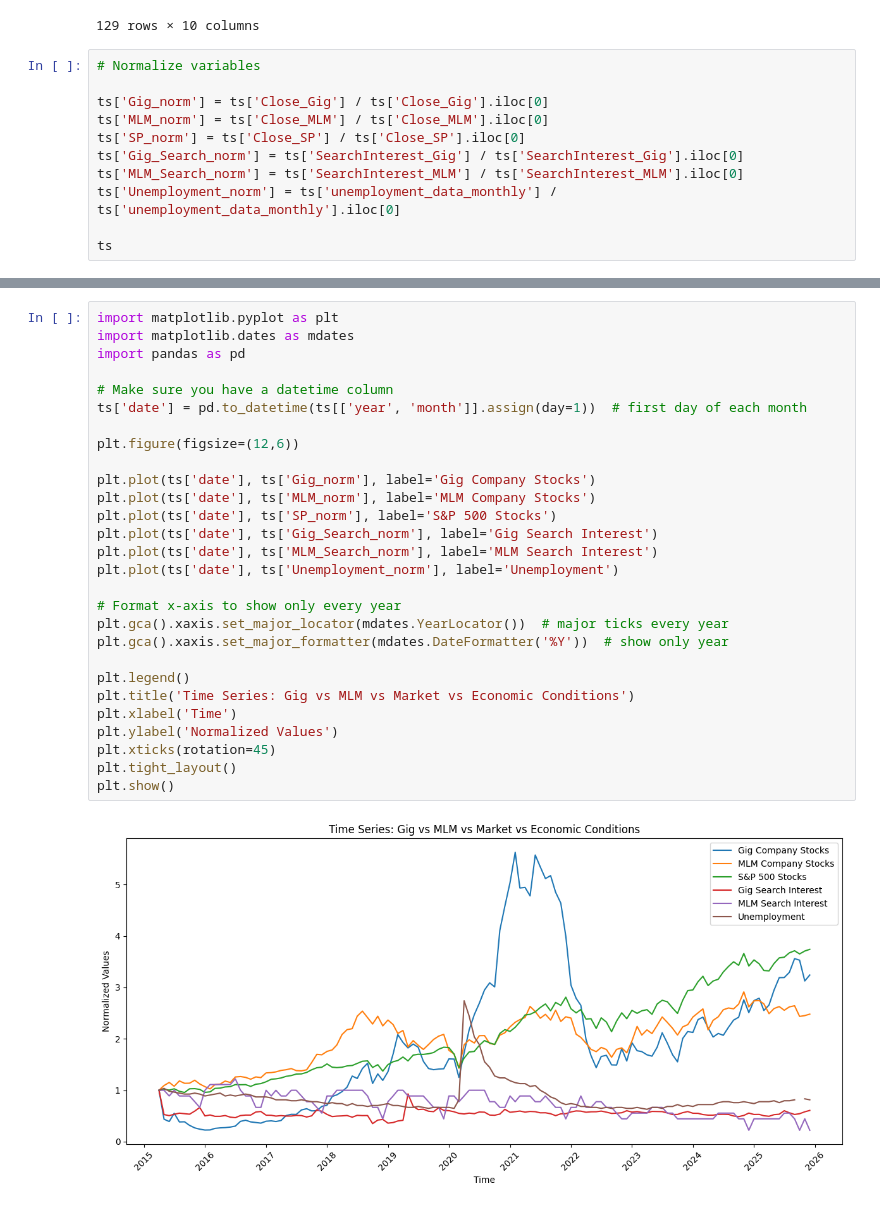
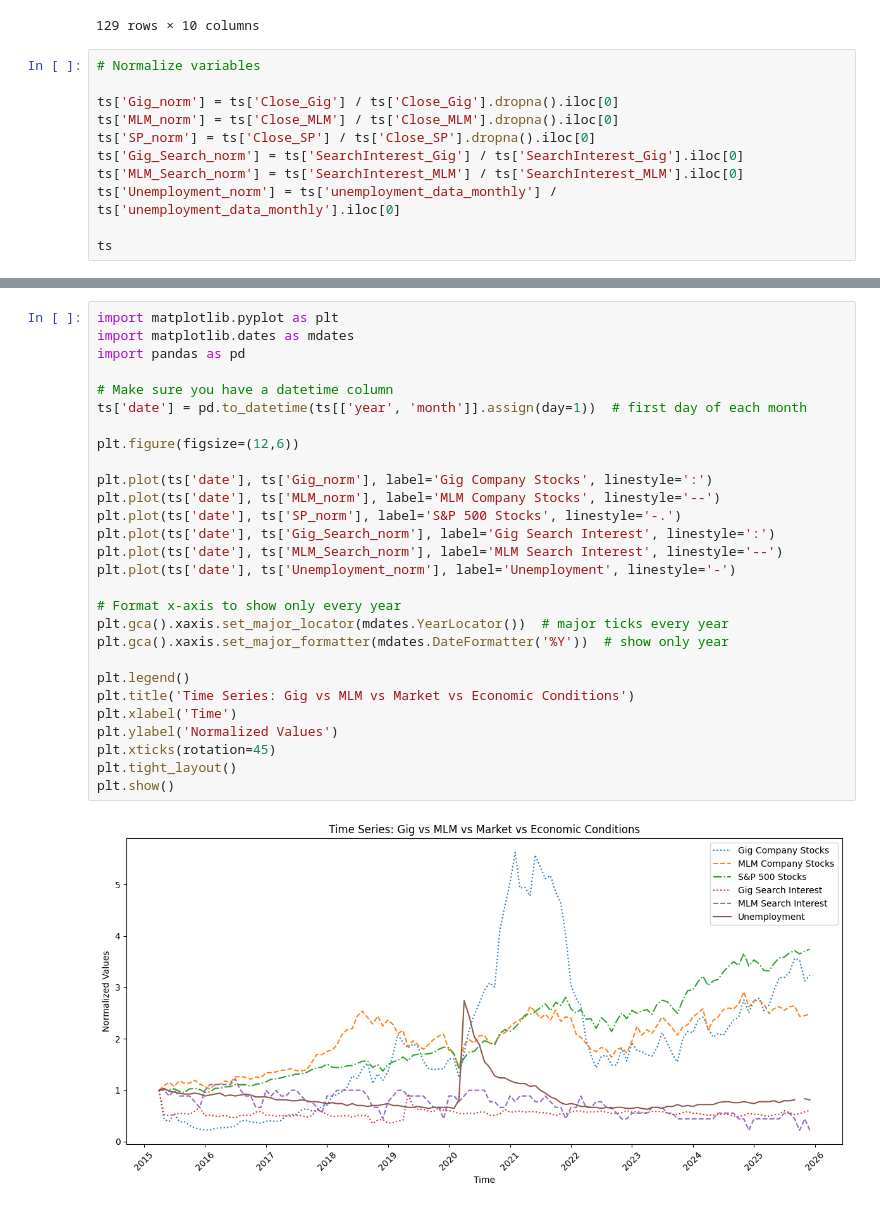
Before and after one commit to milleau98/2026-gig-data-analysis, a Jupyter notebook: notebooks/data-analyses/timeseries_plot.ipynb, the cells around one changed output, grey strips where cells are left out. Saved outputs shown, nothing was run; the diff lists cells and outputs as text.

Commit message:
Created using Colab - changing plots as necessary.

```diff
--- a/notebooks/data-analyses/timeseries_plot.ipynb
+++ b/notebooks/data-analyses/timeseries_plot.ipynb
@@ -263,9 +262,9 @@ ts
 # %%
 # Normalize variables
 
-ts['Gig_norm'] = ts['Close_Gig'] / ts['Close_Gig'].iloc[0]
-ts['MLM_norm'] = ts['Close_MLM'] / ts['Close_MLM'].iloc[0]
-ts['SP_norm'] = ts['Close_SP'] / ts['Close_SP'].iloc[0]
+ts['Gig_norm'] = ts['Close_Gig'] / ts['Close_Gig'].dropna().iloc[0]
+ts['MLM_norm'] = ts['Close_MLM'] / ts['Close_MLM'].dropna().iloc[0]
+ts['SP_norm'] = ts['Close_SP'] / ts['Close_SP'].dropna().iloc[0]
 ts['Gig_Search_norm'] = ts['SearchInterest_Gig'] / ts['SearchInterest_Gig'].iloc[0]
 ts['MLM_Search_norm'] = ts['SearchInterest_MLM'] / ts['SearchInterest_MLM'].iloc[0]
 ts['Unemployment_norm'] = ts['unemployment_data_monthly'] / ts['unemployment_data_monthly'].iloc[0]
@@ -288,30 +287,30 @@ ts
 # %%
 import matplotlib.pyplot as plt
 import matplotlib.dates as mdates
 import pandas as pd
 
 # Make sure you have a datetime column
 ts['date'] = pd.to_datetime(ts[['year', 'month']].assign(day=1))  # first day of each month
 
 plt.figure(figsize=(12,6))
 
-plt.plot(ts['date'], ts['Gig_norm'], label='Gig Company Stocks')
-plt.plot(ts['date'], ts['MLM_norm'], label='MLM Company Stocks')
-plt.plot(ts['date'], ts['SP_norm'], label='S&P 500 Stocks')
-plt.plot(ts['date'], ts['Gig_Search_norm'], label='Gig Search Interest')
-plt.plot(ts['date'], ts['MLM_Search_norm'], label='MLM Search Interest')
-plt.plot(ts['date'], ts['Unemployment_norm'], label='Unemployment')
+plt.plot(ts['date'], ts['Gig_norm'], label='Gig Company Stocks', linestyle=':')
+plt.plot(ts['date'], ts['MLM_norm'], label='MLM Company Stocks', linestyle='--')
+plt.plot(ts['date'], ts['SP_norm'], label='S&P 500 Stocks', linestyle='-.')
+plt.plot(ts['date'], ts['Gig_Search_norm'], label='Gig Search Interest', linestyle=':')
+plt.plot(ts['date'], ts['MLM_Search_norm'], label='MLM Search Interest', linestyle='--')
+plt.plot(ts['date'], ts['Unemployment_norm'], label='Unemployment', linestyle='-')
 
 # Format x-axis to show only every year
 plt.gca().xaxis.set_major_locator(mdates.YearLocator())  # major ticks every year
 plt.gca().xaxis.set_major_formatter(mdates.DateFormatter('%Y'))  # show only year
 
 plt.legend()
 plt.title('Time Series: Gig vs MLM vs Market vs Economic Conditions')
 plt.xlabel('Time')
 plt.ylabel('Normalized Values')
 plt.xticks(rotation=45)
 plt.tight_layout()
 plt.show()
 # %% [output]
-[figure, old version]
+[figure, new version]
```
Also changed, not shown: parts of 2 cells of this notebook.
